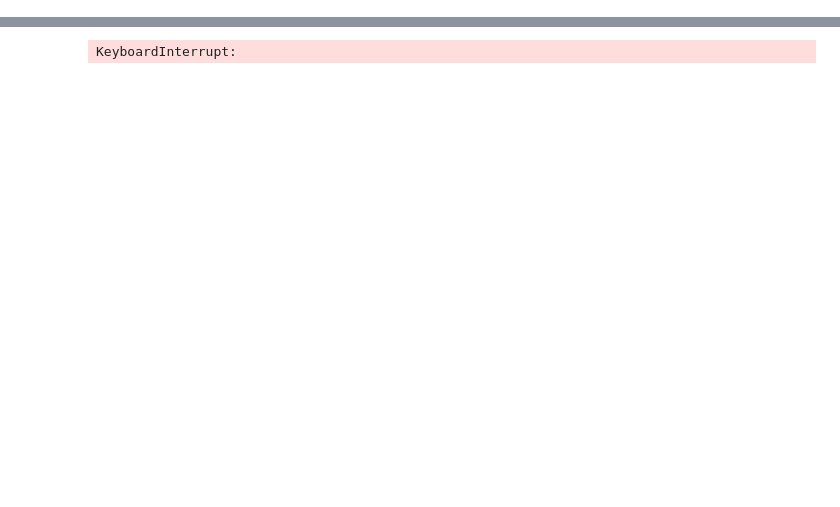
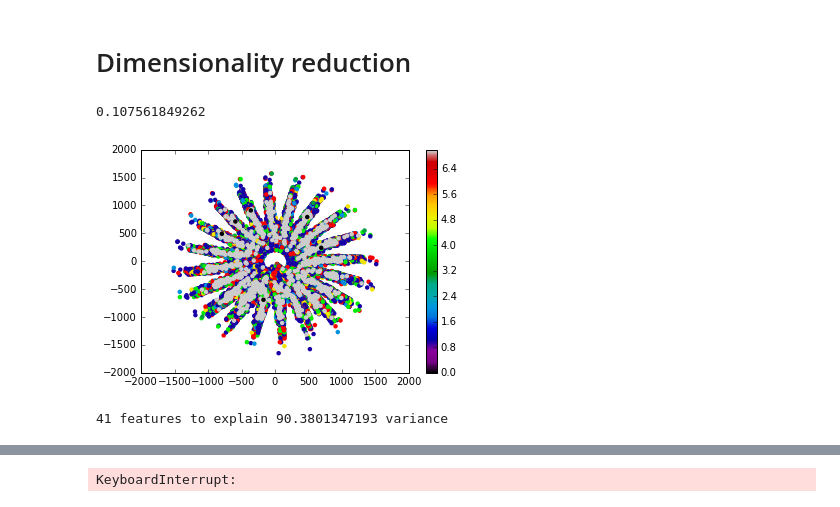
Before and after one commit to lmwalkowicz/KeplerML, a Jupyter notebook: ClusterWorkbook.ipynb, the cells around one changed output, grey strips where cells are left out. Saved outputs shown, nothing was run; the diff lists cells and outputs as text; code cells hidden in the pictures; blank space fills up the shorter version.

Commit message:
Working on dimensionality reduction, had further thoughts on GPU processing but it's a work in progress

```diff
--- a/ClusterWorkbook.ipynb
+++ b/ClusterWorkbook.ipynb
@@ -465,7 +468,7 @@ if clusterType == 'KMeans' or clusterType == 'kmeans' or clusterType == 'Kmeans'
     # TODO: use density estimation to display all data
     randomClusterIndices = np.random.choice(clusterIndices,1000,replace=False)
     print("Reforming data arrays...")
-    inds = np.append(randomClusterIndices,outlierIndices)
+    inds = np.append(clusterIndices,outlierIndices)
     inds = np.append(inds,centerIndices)
     inds = [i for i in inds if i!=None]
     files = files[inds]
@@ -498,9 +501,11 @@ elif clusterType == 'DBSCAN' or clusterType =='dbscan':
         # files with NaN will automatically be classified as outliers
         filesNaN = [outputdata[i][0] for i in range(len(outputdata)) if np.isnan(outputdata[i][1:]).any()]
         dataNaN = np.array([outputdata[i][1:] for i in range(len(outputdata)) if np.isnan(outputdata[i][1:]).any()])
+
         # nclusters can be obtained through the optimalK.py script
 
         clusterLabels,coreSampleIndices = DBSCAN_clusters(data,80,10)
+        plotArray = [files,clusterLabels,data]
         centerIndex=coreSampleIndices[0]
         outlierIndices = [i for i in range(len(clusterLabels))if clusterLabels[i]==-1]
         outlierFiles = [files[i] for i in outlierIndices]
@@ -875,0 +899,44 @@ Choose the directory that the fits files are contained in.
+# %% [markdown]
+# Dimensionality reduction
+# %%
+from sklearn.decomposition import PCA
+import matplotlib.pyplot as plt
+import numpy as np
+%matplotlib inline
+def reorganizeArray(X):
+    # This is just a transposition, could be accomplished by making X an np.array then transposing via X.T if prefered
+    # TODO: Time the difference with large datasets (100,000+)
+    return [[X[i][j] for i in range(len(X))] for j in range(len(X[0]))]
+
+pca = PCA(n_components=2)
+pca.fit(data)
+v_j  = pca.transform(data)
+plt.scatter(v_j[:,0],v_j[:,1],c=clusterLabels,cmap='nipy_spectral',edgecolors='none')
+plt.colorbar()
+
+print(sum(pca.explained_variance_ratio_))
+# %% [output]
+0.107561849262
+[figure, added]
+# %%
+from sklearn.decomposition import PCA
+import matplotlib.pyplot as plt
+import numpy as np
+%matplotlib inline
+def reorganizeArray(X):
+    # This is just a transposition, could be accomplished by making X an np.array then transposing via X.T if prefered
+    # TODO: Time the difference with large datasets (100,000+)
+    return [[X[i][j] for i in range(len(X))] for j in range(len(X[0]))]
+for n_feats in range(60):
+    pca = PCA(n_components=n_feats)
+    pca.fit(data)
+    totalVarExp = sum(pca.explained_variance_ratio_)
+    if totalVarExp>=.9:
+        break
+
+v_j  = pca.transform(data)
+
+
+print("%s features to explain %s variance"%(n_feats,100*sum(pca.explained_variance_ratio_)))
+# %% [output]
+41 features to explain 90.3801347193 variance
```
Also changed, not shown: parts of 14 cells of this notebook, 2 other files.
